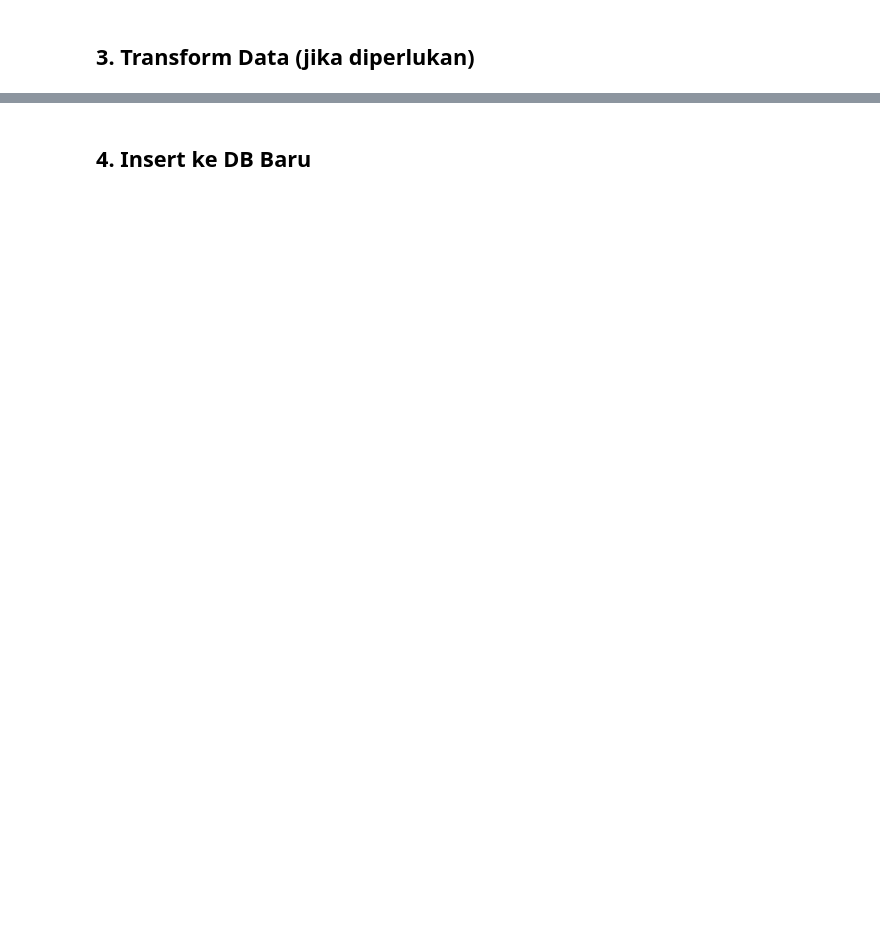
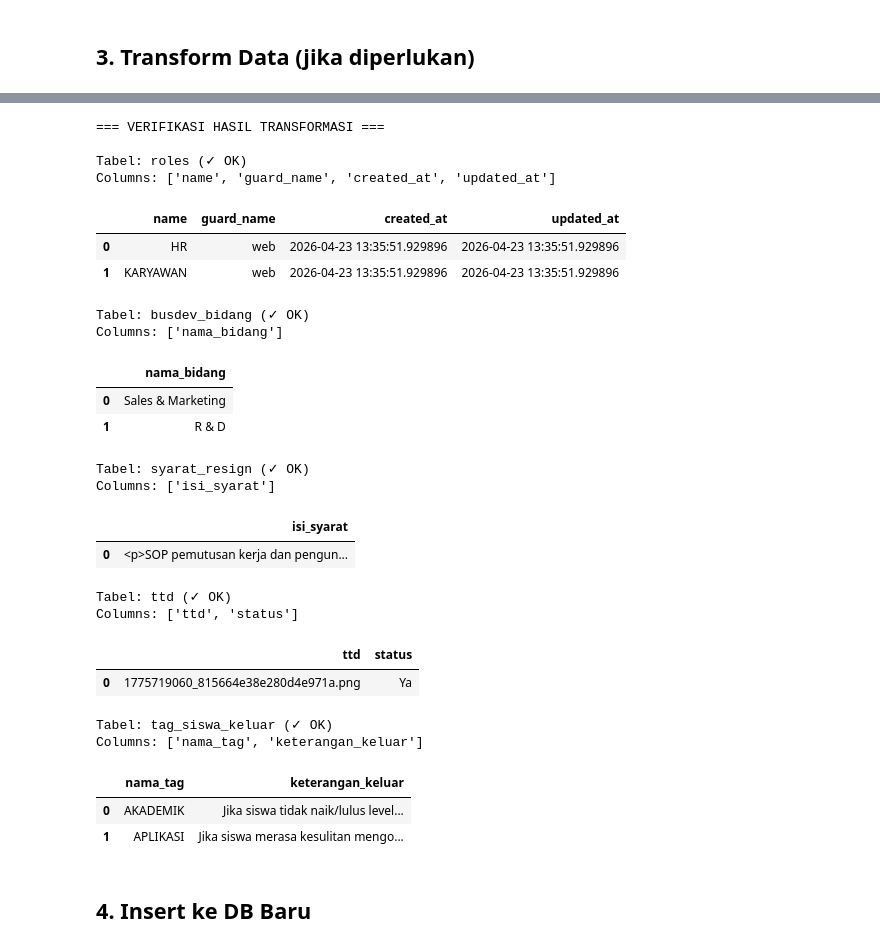
Before and after one commit to umamhaniff/DB_Migration_Leap, a Jupyter notebook: fase_1/script_hanif.ipynb, the cells around one changed output, grey strips where cells are left out. Cells and saved outputs as stored; diff of their text form; code cells hidden in the pictures; blank space fills up the shorter version.

```diff
--- a/fase_1/script_hanif.ipynb
+++ b/fase_1/script_hanif.ipynb
@@ -44,9 +226,2 @@ print(f"Sample data: {{data_old[:3] if data_old else 'No data'}}")
 # %% [markdown]
 ## 3. Transform Data (jika diperlukan)
-# %%
-# TODO: Tambahkan transformasi data di sini jika diperlukan
-# Contoh: rename columns, convert data types, handle missing values, etc.
-
-df = pd.DataFrame(data_old)
-print(f"Data shape: {{df.shape}}")
-print(f"Columns: {{df.columns.tolist()}}")
@@ -53,2 +276,48 @@ print(f"Columns: {{df.columns.tolist()}}")
+# %%
+# Tabel ekspektasi dari DATABASE_SCHEMA.md
+expected_counts = {
+    'roles': 9,
+    'busdev_bidang': 4,
+    'syarat_resign': 1,
+    'ttd': 1,
+    'tag_siswa_keluar': 11
+}
+
+print("=== VERIFIKASI HASIL TRANSFORMASI ===")
+for table_name, df in transformed_dfs.items():
+    actual_count = len(df)
+    expected = expected_counts.get(table_name)
+    status = "✓ OK" if actual_count == expected else f"⚠ MISMATCH (Ekspektasi: {expected})"
+
+    print(f"\nTabel: {table_name} ({status})")
+    print(f"Columns: {df.columns.tolist()}")
+    # Menampilkan 2 baris teratas untuk cek data
+    display(df.head(2))
+# %% [output]
+=== VERIFIKASI HASIL TRANSFORMASI ===
+
+Tabel: roles (✓ OK)
+Columns: ['name', 'guard_name', 'created_at', 'updated_at']
+|  | name | guard_name | created_at | updated_at |
+| 0 | HR | web | 2026-04-23 13:35:51.929896 | 2026-04-23 13:35:51.929896 |
+| 1 | KARYAWAN | web | 2026-04-23 13:35:51.929896 | 2026-04-23 13:35:51.929896 |
+Tabel: busdev_bidang (✓ OK)
+Columns: ['nama_bidang']
+|  | nama_bidang |
+| 0 | Sales & Marketing |
+| 1 | R & D |
+Tabel: syarat_resign (✓ OK)
+Columns: ['isi_syarat']
+|  | isi_syarat |
+| 0 | <p>SOP pemutusan kerja dan pengun... |
+Tabel: ttd (✓ OK)
+Columns: ['ttd', 'status']
+|  | ttd | status |
+| 0 | 1775719060_815664e38e280d4e971a.png | Ya |
+Tabel: tag_siswa_keluar (✓ OK)
+Columns: ['nama_tag', 'keterangan_keluar']
+|  | nama_tag | keterangan_keluar |
+| 0 | AKADEMIK | Jika siswa tidak naik/lulus level... |
+| 1 | APLIKASI | Jika siswa merasa kesulitan mengo... |
 # %% [markdown]
 ## 4. Insert ke DB Baru
```
Also changed, not shown: parts of 14 cells of this notebook, 4 other files.
